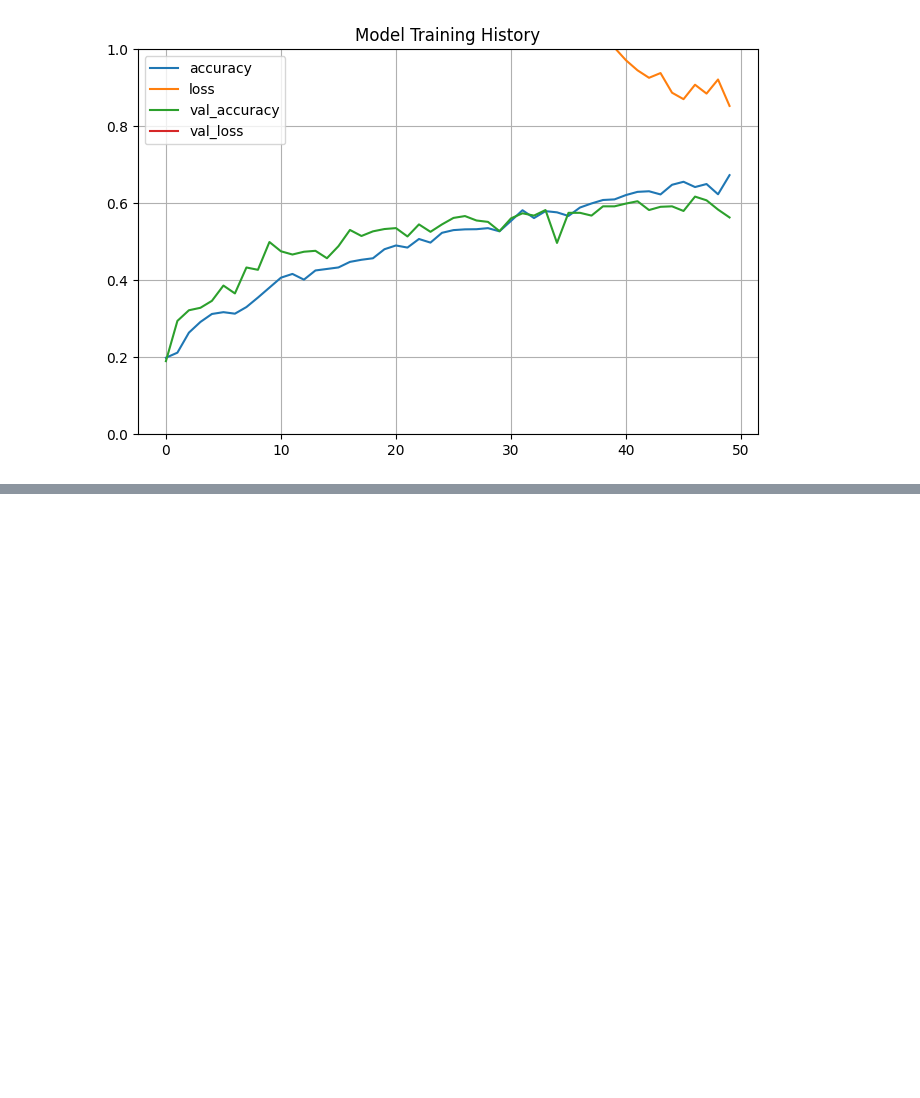
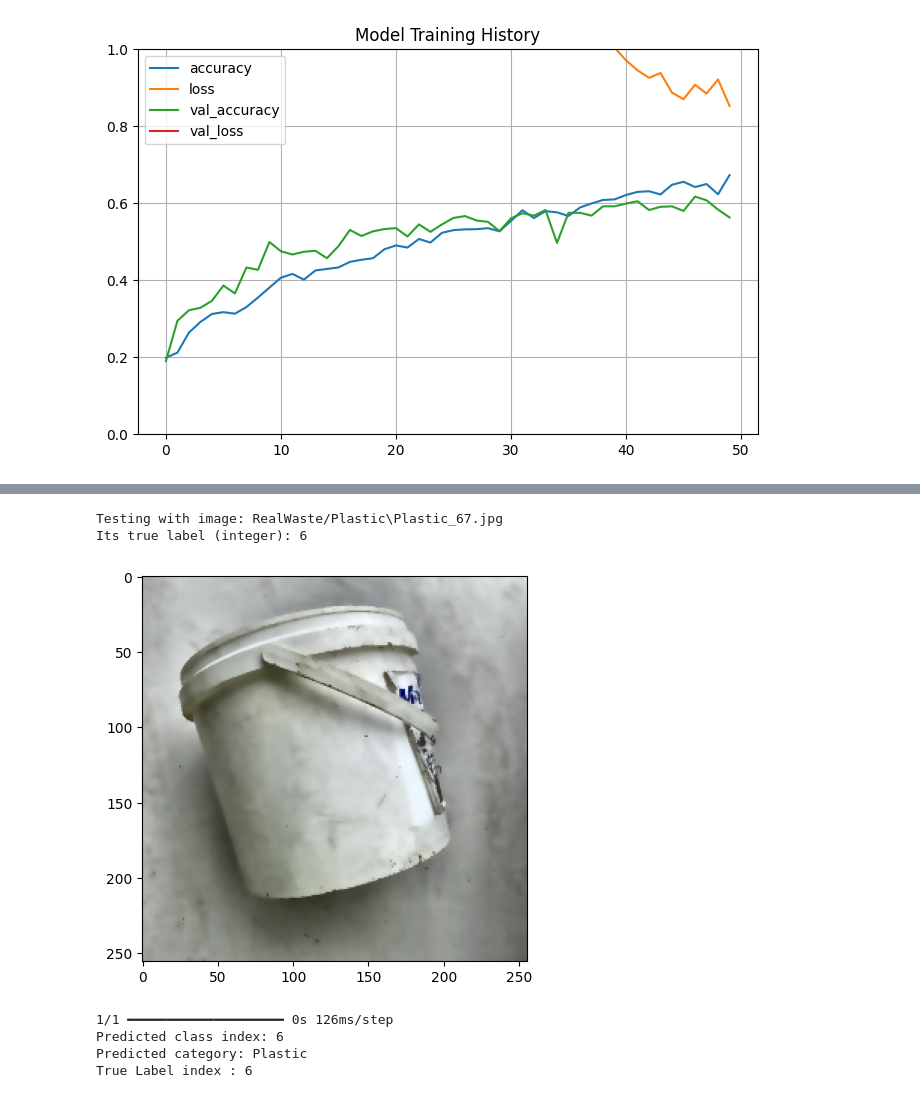
Before and after one commit to Inshalmunaf/Waste-Classification, a Jupyter notebook: waste2.ipynb, the cells around one changed output, grey strips where cells are left out. Drawn from its saved outputs; the diff is of its cells as text; code cells hidden in the pictures; blank space fills up the shorter version.

Commit message:
Model prediction testing

```diff
--- a/waste2.ipynb
+++ b/waste2.ipynb
@@ -263,0 +268,46 @@ np.int64(4)
+# %%
+# this function will extract the image path & true Label from the datset
+def extract_image(image_index):
+    testing_image_path = X_test_paths[image_index]
+    testing_true_label = Y_test[image_index]
+
+    print(f"Testing with image: {testing_image_path}")
+    print(f"Its true label (integer): {testing_true_label}")
+
+    return testing_image_path,testing_true_label
+# %%
+def prediction_single_image(testing_image_path , testing_true_label):
+    testing_single_image = preprocess_and_augment_image(testing_image_path, augment=False)
+
+    if testing_single_image is not None:
+
+        # visualize the image
+        plt.figure(figsize=(5,5))
+        plt.imshow(testing_single_image)
+        plt.show()
+
+        #making an image a batch of 1 as (1, height, width, channels) this is synxtax that model expects
+        testing_image_batch = np.expand_dims(testing_single_image, axis=0)
+
+        # Making a prediction
+        prediction_prob = model_light.predict(testing_image_batch)
+        predicted_class_index = np.argmax(prediction_prob, axis=1)[0]
+        predicted_category_name = [name for name, index in labels_map.items() if index == predicted_class_index][0]
+
+        print(f"Predicted class index: {predicted_class_index}")
+        print(f"Predicted category: {predicted_category_name}")
+        print(f"True Label index : {testing_true_label}")
+
+    else:
+        print(f"Failed to process image: {testing_image_path}")
+# %%
+testing_image_path,testing_true_label= extract_image(6)
+prediction_single_image(testing_image_path,testing_true_label)
+# %% [output]
+Testing with image: RealWaste/Plastic\Plastic_67.jpg
+Its true label (integer): 6
+[figure, added]
+1/1 ━━━━━━━━━━━━━━━━━━━━ 0s 126ms/step
+Predicted class index: 6
+Predicted category: Plastic
+True Label index : 6
```
Also changed, not shown: parts of 8 cells of this notebook.
